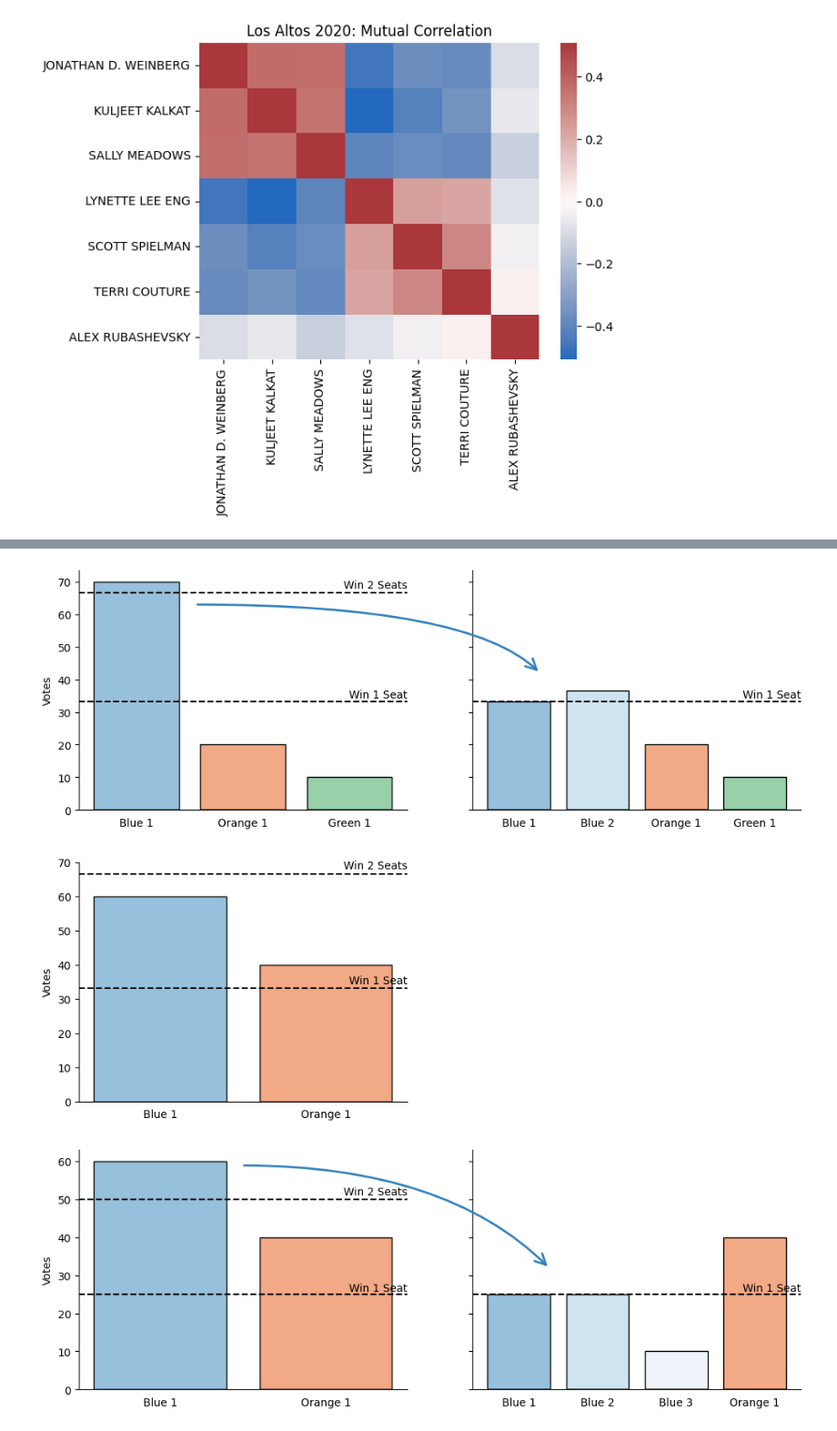
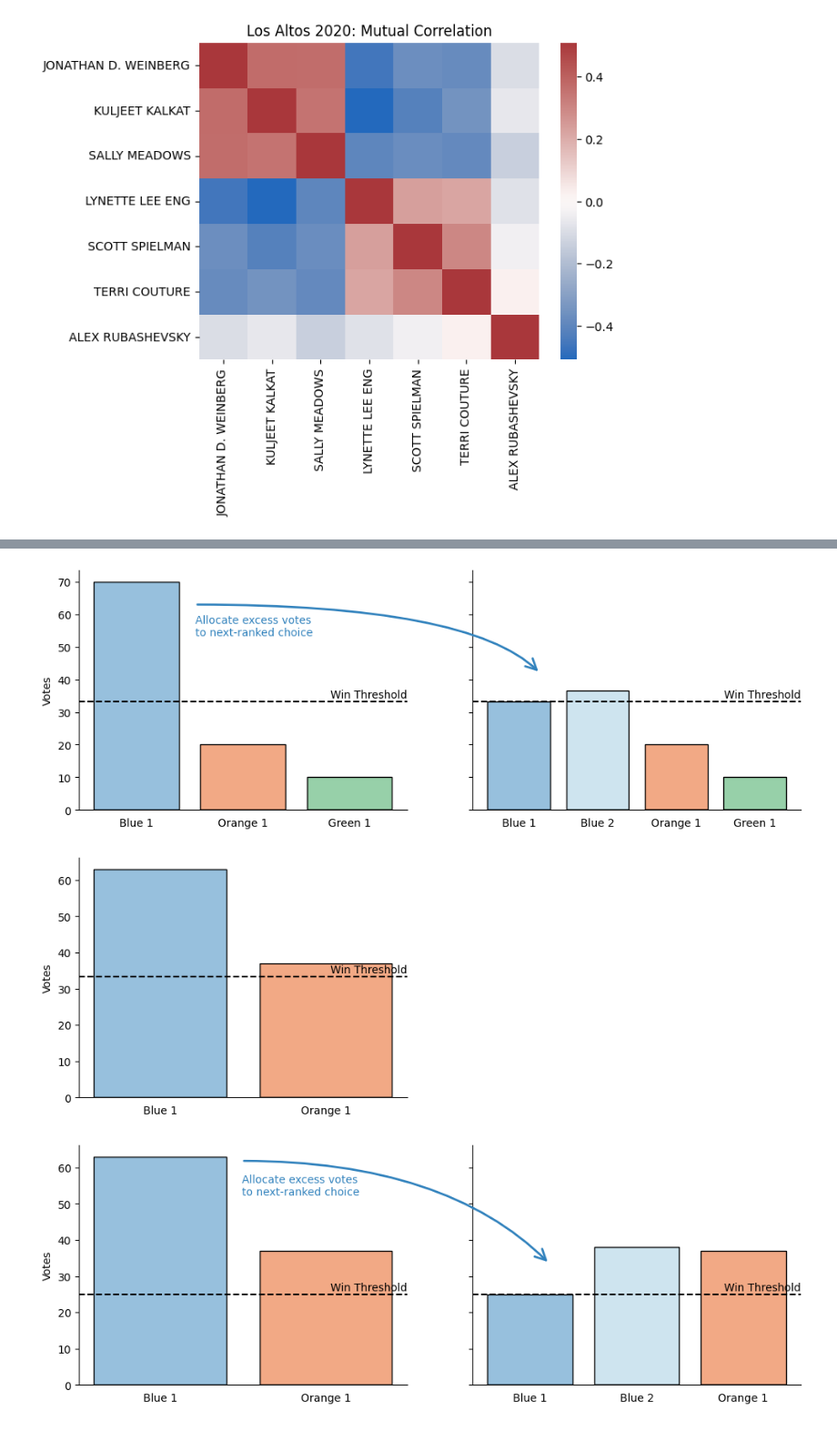
Before and after one commit to chrisroat/voters_choice, a Jupyter notebook: voters_choice.ipynb, the cells around one changed output, grey strips where cells are left out. Shown at 91% size. Cells and saved outputs as stored; diff of their text form; code cells hidden in the pictures.

```diff
--- a/voters_choice.ipynb
+++ b/voters_choice.ipynb
@@ -6,10 +6,12 @@ import seaborn as sns
 
 from matplotlib import patches
 # %%
+threshold_text = "Win Threshold"
 colors = {
     "Orange": ["#e6550d", "#fdae6b", "#fee6ce",],
     "Blue": ["#3182bd", "#9ecae1", "#deebf7",],
     "Green": ["#31a354", "#a1d99b", "#e5f5e0",],
+    "Purple": ["#756bb1", "#bcbddc", "#efedf5",],
 }
 
 def plot_election(candidates, ax):
@@ -29,16 +31,19 @@ def plot_lines(lines, ax):
         ax.text(text_x, level*1.01, text, va="bottom", ha="right")
 
 
-def plot_arrow(posA, posB, fig):
-    arrow = patches.FancyArrowPatch(posA, posB,
-                                    color=colors["Blue"][0],
-                                    connectionstyle="angle3, angleA=0, angleB=-45",
+def plot_arrow(fig, posA, posB, color="Blue", txt_pos=None, angleA=0):
+    arrow = patches.FancyArrowPatch(posA=posA, posB=posB,
+                                    color=colors[color][0],
                                     arrowstyle="->, head_width=5, head_length=10",
                                     linewidth=2,
                                     transform=fig.transFigure)
+    arrow.set_connectionstyle("angle3", angleA=angleA, angleB=-45)
     fig.patches.append(arrow)
 
-def make_plot(cands0, lines0, cands1=None, lines1=None, arrow_ends=None):
+    if txt_pos:
+        fig.text(*txt_pos, "Allocate excess votes\nto next-ranked choice", color=colors[color][0])
+
+def make_plot(cands0, lines0, cands1=None, lines1=None, **kwargs):
     fig, (ax0, ax1) = plt.subplots(nrows=1, ncols=2, figsize=(12,4), sharey=True)
 
     plot_election(cands0, ax0)
@@ -50,6 +55,6 @@ def make_plot(cands0, lines0, cands1=None, lines1=None, arrow_ends=None):
     else:
         ax1.axis("off")
 
-    if arrow_ends:
-        plot_arrow(*arrow_ends, fig=fig)
+    if len(kwargs):
+        plot_arrow(**kwargs, fig=fig)
 # %%
@@ -75,26 +90,28 @@ make_plot(candidates, lines)
 # %%
 candidates0 = [("Blue 1", 70), ("Orange 1", 20), ("Green 1", 10)]
-lines0 = [(33.33, "Win 1 Seat"), (66.67, "Win 2 Seats")]
+lines0 = [(33.33, threshold_text)]
 candidates1 = [("Blue 1", 33.33), ("Blue 2", 70-33.33), ("Orange 1", 20), ("Green 1", 10)]
-lines1 = [(33.33, "Win 1 Seat")]
-arrow_ends = [(0.25, 0.77), (0.62, 0.55)]
-make_plot(candidates0, lines0, candidates1, lines1, arrow_ends)
+lines1 = [(33.33, threshold_text)]
+posA, posB = (0.25, 0.77), (0.62, 0.55)
+txt_pos = (0.25, 0.67)
+make_plot(candidates0, lines0, candidates1, lines1, posA=posA, posB=posB, txt_pos=txt_pos)
 # %% [output]
-[figure, old version]
+[figure, new version]
 # %%
-candidates = [("Blue 1", 60), ("Orange 1", 40)]
-lines = [(33.33, "Win 1 Seat"), (66.67, "Win 2 Seats")]
+candidates = [("Blue 1", 63), ("Orange 1", 37)]
+lines = [(33.33, threshold_text)]
 make_plot(candidates, lines)
 # %% [output]
-[figure, old version]
+[figure, new version]
 # %%
-candidates0 = [("Blue 1", 60), ("Orange 1", 40)]
-lines0 = [(25, "Win 1 Seat"), (50, "Win 2 Seats")]
+candidates0 = [("Blue 1", 63), ("Orange 1", 37)]
+lines0 = [(25, threshold_text)]
 
-candidates1 = [("Blue 1", 25), ("Blue 2", 25), ("Blue 3", 10), ("Orange 1", 40)]
-lines1 = [(25, "Win 1 Seat")]
+candidates1 = [("Blue 1", 25), ("Blue 2", 38), ("Orange 1", 37)]
+lines1 = [(25, threshold_text)]
 
-arrow_ends = [(0.3, 0.83), (0.63, 0.5)]
-make_plot(candidates0, lines0, candidates1, lines1, arrow_ends)
+posA, posB = (0.3, 0.83), (0.63, 0.5)
+txt_pos = (0.3, 0.72)
+make_plot(candidates0, lines0, candidates1, lines1, posA=posA, posB=posB, txt_pos=txt_pos)
 # %% [output]
-[figure, old version]
+[figure, new version]
```
Also changed, not shown: parts of 3 cells of this notebook.
